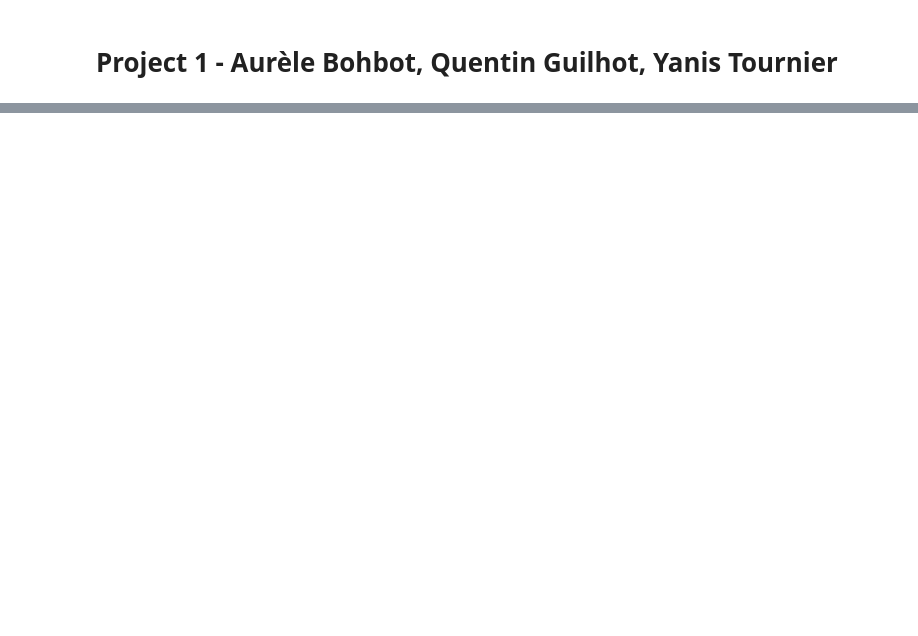
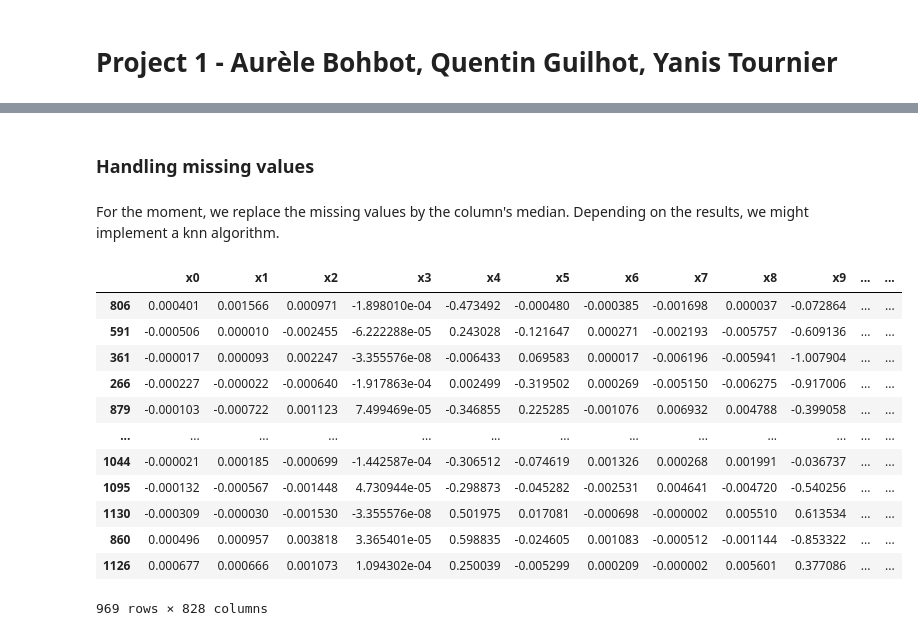
Before and after one commit to qglht/AML, a Jupyter notebook: Project1.ipynb, the cells around one changed output, grey strips where cells are left out. Drawn from its saved outputs; the diff is of its cells as text; code cells hidden in the pictures; blank space fills up the shorter version.

```diff
--- a/Project1.ipynb
+++ b/Project1.ipynb
@@ -28,0 +53,25 @@ X_train
+# %% [markdown]
+### Handling missing values
+# %% [markdown]
+For the moment, we replace the missing values by the column's median. Depending on the results, we might implement a knn algorithm.
+# %%
+X_filled = X_train.fillna(X_train.median())
+# %%
+X_norm = X_filled.copy()
+for col in X_filled.columns:
+    X_norm[col] = (X_filled[col] - X_filled[col].mean()) / X_filled[col].var()
+X_norm
+# %% [output]
+|  | x0 | x1 | x2 | x3 | x4 | x5 | x6 | x7 | x8 | x9 | ... | ... |
+| 806 | 0.000401 | 0.001566 | 0.000971 | -1.898010e-04 | -0.473492 | -0.000480 | -0.000385 | -0.001698 | 0.000037 | -0.072864 | ... | ... |
+| 591 | -0.000506 | 0.000010 | -0.002455 | -6.222288e-05 | 0.243028 | -0.121647 | 0.000271 | -0.002193 | -0.005757 | -0.609136 | ... | ... |
+| 361 | -0.000017 | 0.000093 | 0.002247 | -3.355576e-08 | -0.006433 | 0.069583 | 0.000017 | -0.006196 | -0.005941 | -1.007904 | ... | ... |
+| 266 | -0.000227 | -0.000022 | -0.000640 | -1.917863e-04 | 0.002499 | -0.319502 | 0.000269 | -0.005150 | -0.006275 | -0.917006 | ... | ... |
+| 879 | -0.000103 | -0.000722 | 0.001123 | 7.499469e-05 | -0.346855 | 0.225285 | -0.001076 | 0.006932 | 0.004788 | -0.399058 | ... | ... |
+| ... | ... | ... | ... | ... | ... | ... | ... | ... | ... | ... | ... | ... |
+| 1044 | -0.000021 | 0.000185 | -0.000699 | -1.442587e-04 | -0.306512 | -0.074619 | 0.001326 | 0.000268 | 0.001991 | -0.036737 | ... | ... |
+| 1095 | -0.000132 | -0.000567 | -0.001448 | 4.730944e-05 | -0.298873 | -0.045282 | -0.002531 | 0.004641 | -0.004720 | -0.540256 | ... | ... |
+| 1130 | -0.000309 | -0.000030 | -0.001530 | -3.355576e-08 | 0.501975 | 0.017081 | -0.000698 | -0.000002 | 0.005510 | 0.613534 | ... | ... |
+| 860 | 0.000496 | 0.000957 | 0.003818 | 3.365401e-05 | 0.598835 | -0.024605 | 0.001083 | -0.000512 | -0.001144 | -0.853322 | ... | ... |
+| 1126 | 0.000677 | 0.000666 | 0.001073 | 1.094302e-04 | 0.250039 | -0.005299 | 0.000209 | -0.000002 | 0.005601 | 0.377086 | ... | ... |
+969 rows × 828 columns
```
Also changed, not shown: parts of 10 cells of this notebook.
